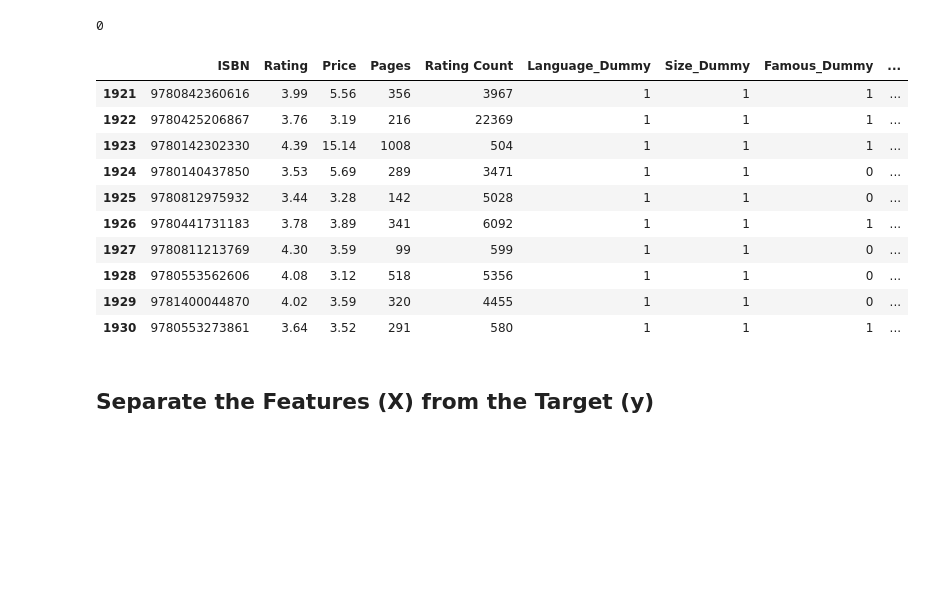
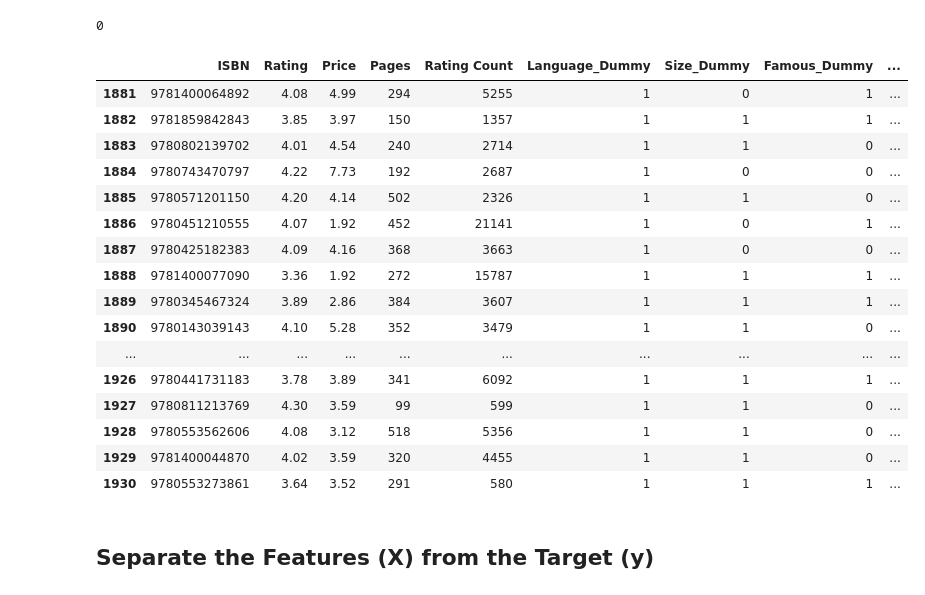
Before and after one commit to FernandoLaguna/Books, a Jupyter notebook: book_success_LR.ipynb, the cells around one changed output. Cells and saved outputs as stored; diff of their text form; code cells hidden in the pictures; blank space fills up the shorter version.

```diff
--- a/book_success_LR.ipynb
+++ b/book_success_LR.ipynb
@@ -84,14 +84,20 @@ df['Language_Dummy'] = df['Language_Dummy'].apply(binary)
 df['Categories_Dummy'] = df['Categories_Dummy'].apply(binary)
 # %%
 #Create a new dataframe with the target variables
-df.tail(10)
+df.tail(50)
 # %% [output]
 |  | ISBN | Rating | Price | Pages | Rating Count | Language_Dummy | Size_Dummy | Famous_Dummy | ... |
-| 1921 | 9780842360616 | 3.99 | 5.56 | 356 | 3967 | 1 | 1 | 1 | ... |
-| 1922 | 9780425206867 | 3.76 | 3.19 | 216 | 22369 | 1 | 1 | 1 | ... |
-| 1923 | 9780142302330 | 4.39 | 15.14 | 1008 | 504 | 1 | 1 | 1 | ... |
-| 1924 | 9780140437850 | 3.53 | 5.69 | 289 | 3471 | 1 | 1 | 0 | ... |
-| 1925 | 9780812975932 | 3.44 | 3.28 | 142 | 5028 | 1 | 1 | 0 | ... |
+| 1881 | 9781400064892 | 4.08 | 4.99 | 294 | 5255 | 1 | 0 | 1 | ... |
+| 1882 | 9781859842843 | 3.85 | 3.97 | 150 | 1357 | 1 | 1 | 1 | ... |
+| 1883 | 9780802139702 | 4.01 | 4.54 | 240 | 2714 | 1 | 1 | 0 | ... |
+| 1884 | 9780743470797 | 4.22 | 7.73 | 192 | 2687 | 1 | 0 | 0 | ... |
+| 1885 | 9780571201150 | 4.20 | 4.14 | 502 | 2326 | 1 | 1 | 0 | ... |
+| 1886 | 9780451210555 | 4.07 | 1.92 | 452 | 21141 | 1 | 0 | 1 | ... |
+| 1887 | 9780425182383 | 4.09 | 4.16 | 368 | 3663 | 1 | 0 | 0 | ... |
+| 1888 | 9781400077090 | 3.36 | 1.92 | 272 | 15787 | 1 | 1 | 1 | ... |
+| 1889 | 9780345467324 | 3.89 | 2.86 | 384 | 3607 | 1 | 1 | 1 | ... |
+| 1890 | 9780143039143 | 4.10 | 5.28 | 352 | 3479 | 1 | 1 | 0 | ... |
+| ... | ... | ... | ... | ... | ... | ... | ... | ... | ... |
 | 1926 | 9780441731183 | 3.78 | 3.89 | 341 | 6092 | 1 | 1 | 1 | ... |
 | 1927 | 9780811213769 | 4.30 | 3.59 | 99 | 599 | 1 | 1 | 0 | ... |
 | 1928 | 9780553562606 | 4.08 | 3.12 | 518 | 5356 | 1 | 1 | 0 | ... |
```
Also changed, not shown: parts of 6 cells of this notebook, 3 other files.
